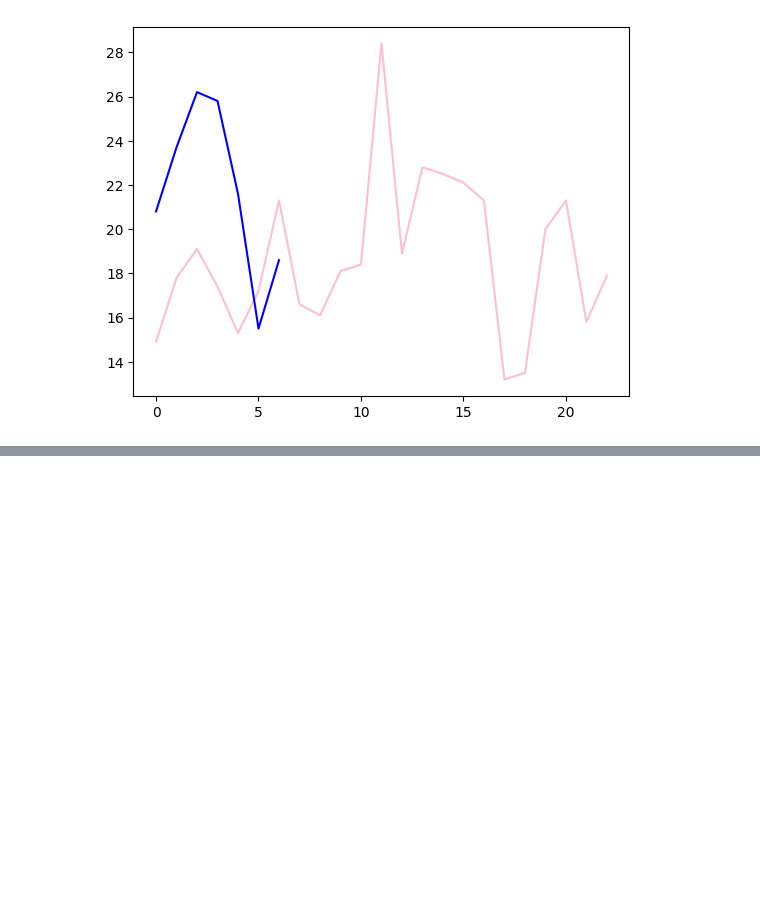
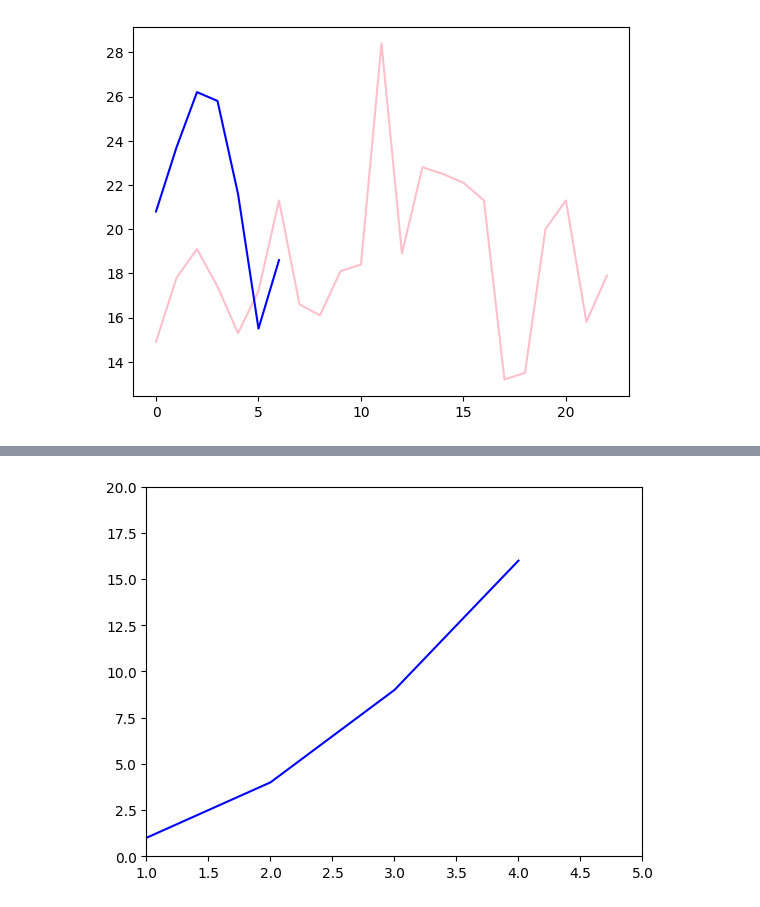
Before and after one commit to Haaahm/DA_School_1, a Jupyter notebook: 정리노트/0508_CSV파일_다루기_파이썬_심화.ipynb, the cells around one changed output, grey strips where cells are left out. Saved outputs shown, nothing was run; the diff lists cells and outputs as text; code cells hidden in the pictures; blank space fills up the shorter version.

```diff
--- a/정리노트/0508_CSV파일_다루기_파이썬_심화.ipynb
+++ b/정리노트/0508_CSV파일_다루기_파이썬_심화.ipynb
@@ -1205,0 +1229,8 @@ plt.show()
+# %%
+import matplotlib.pyplot as plt
+
+plt.plot([1, 2, 3, 4], [1, 4, 9, 16], 'b-')
+plt.axis([1, 5, 0, 20])
+plt.show()
+# %% [output]
+[figure, added]
```
Also changed, not shown: parts of 86 cells of this notebook.
